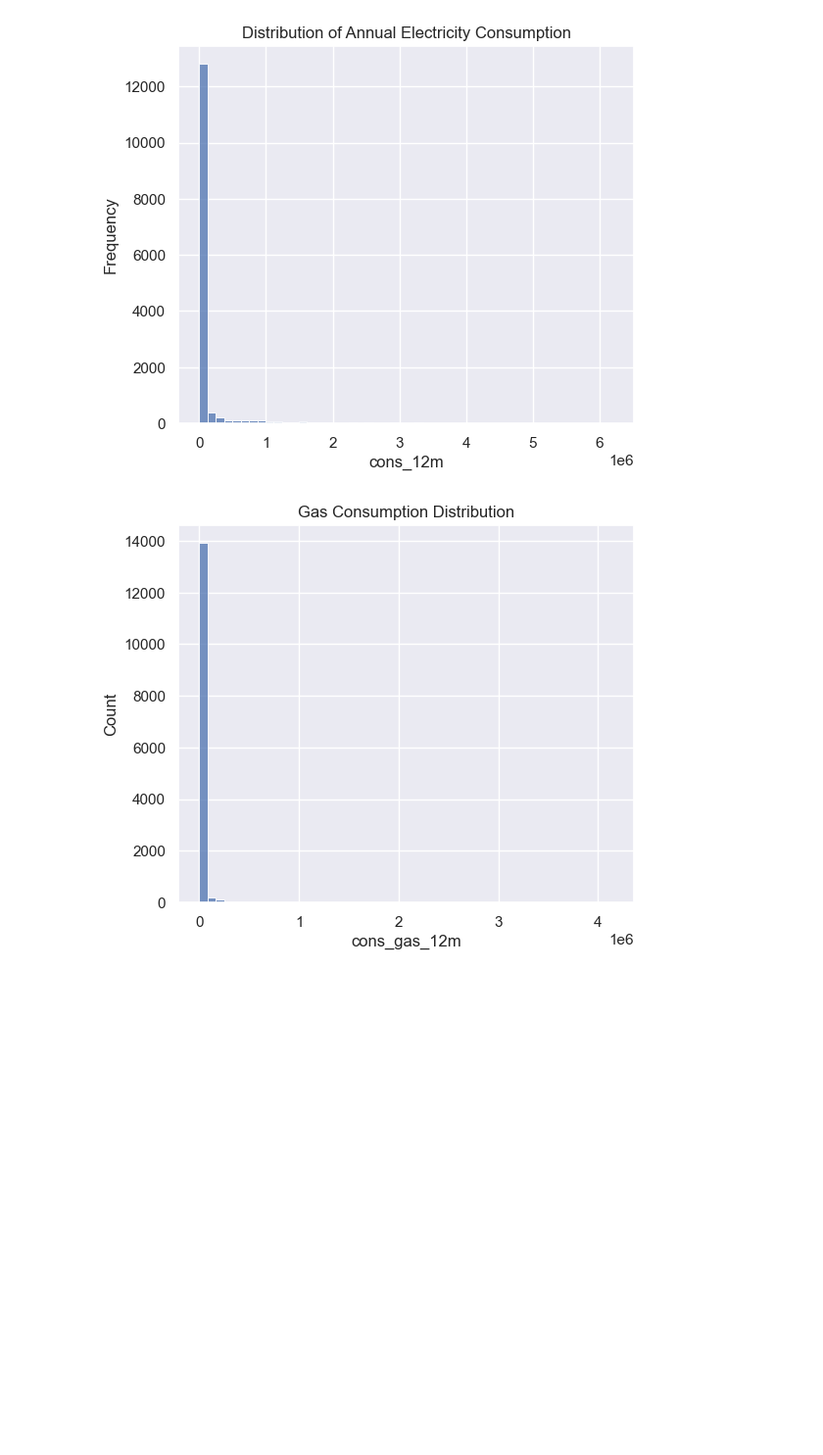
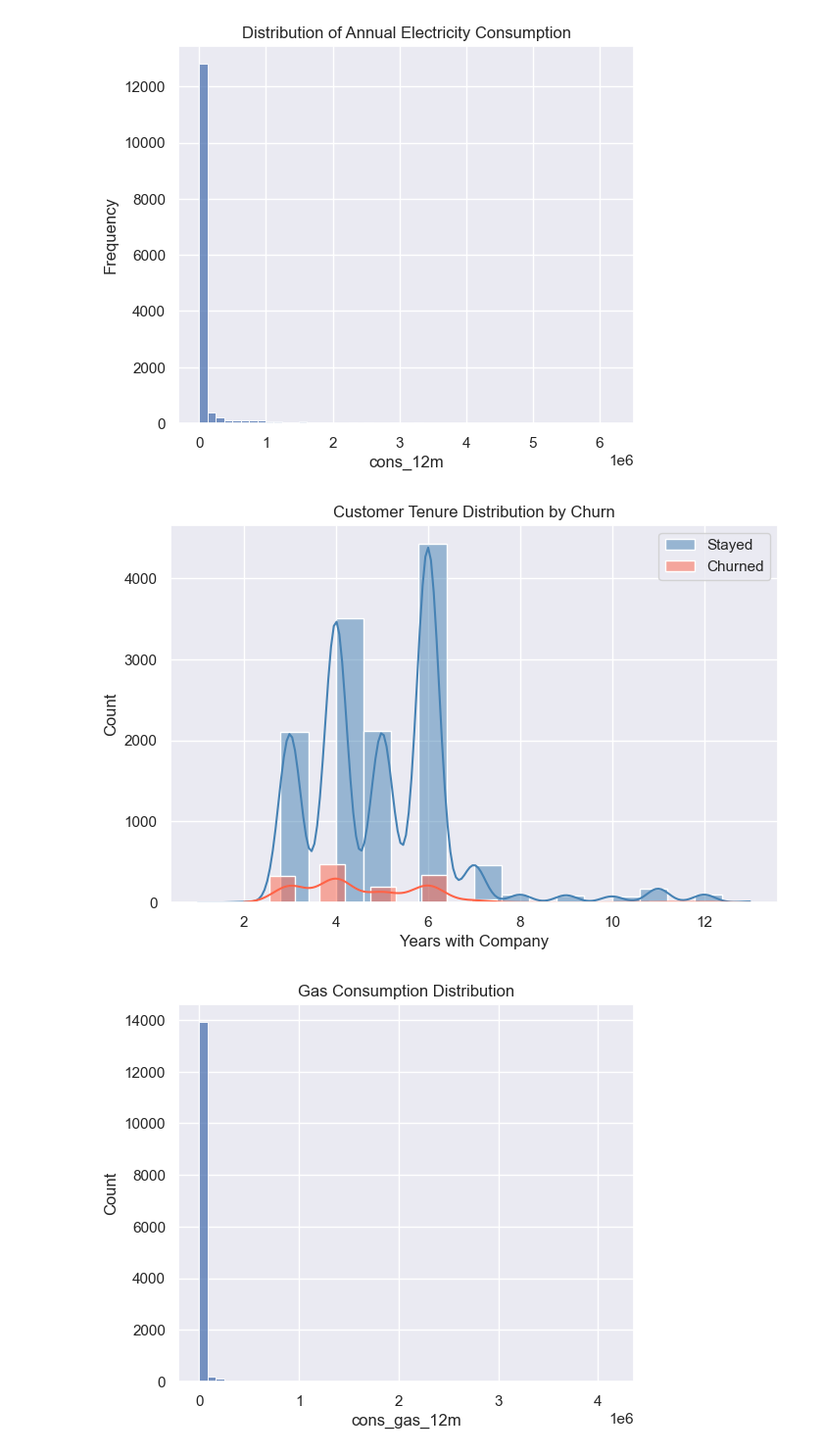
Before and after one commit to speedcode-x/PowerCo, a Jupyter notebook: main.ipynb, the cells around one changed output. Shown at 98% size. Saved outputs shown, nothing was run; the diff lists cells and outputs as text; code cells hidden in the pictures; blank space fills up the shorter version.

```diff
--- a/main.ipynb
+++ b/main.ipynb
@@ -282,6 +282,20 @@ plt.ylabel('Frequency')
 plt.show()
 # %% [output]
 [figure]
+# %%
+plt.figure(figsize=(8,5))
+
+for churn_val, label, color in zip([0, 1], ['Stayed', 'Churned'], ['steelblue', 'tomato']):
+    subset = data[data['churn'] == churn_val]['num_years_antig']
+    sns.histplot(subset, kde=True, label=label, color=color, alpha=0.5, bins=20)
+
+plt.title('Customer Tenure Distribution by Churn')
+plt.xlabel('Years with Company')
+plt.ylabel('Count')
+plt.legend()
+plt.show()
+# %% [output]
+[figure, added]
 # %%
 # Distribution of Gas Consumption
 plt.figure(figsize=(6,5))
```
Also changed, not shown: parts of 10 cells of this notebook, 1 other file.
